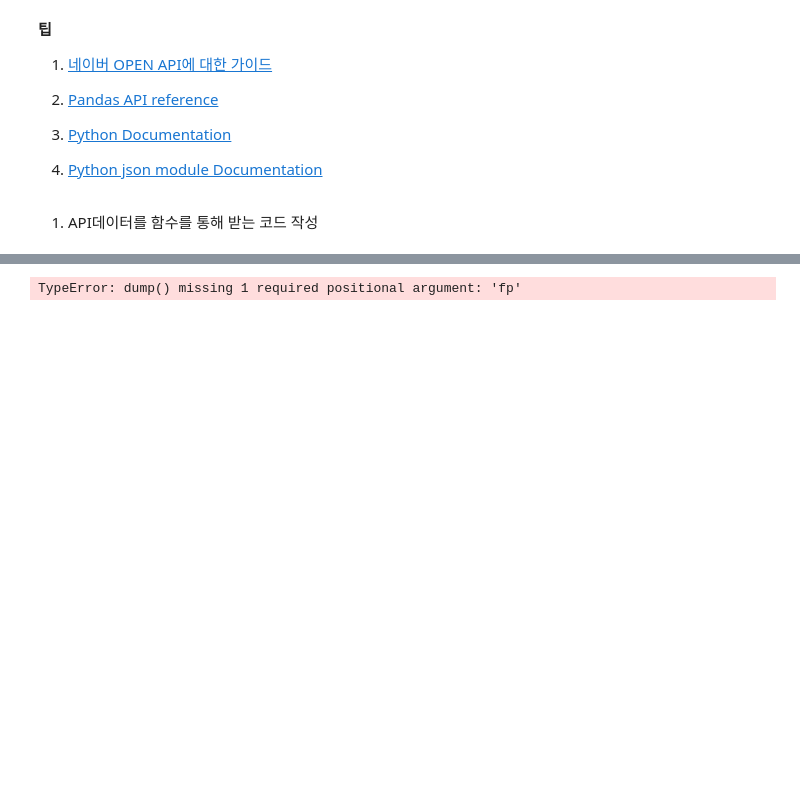
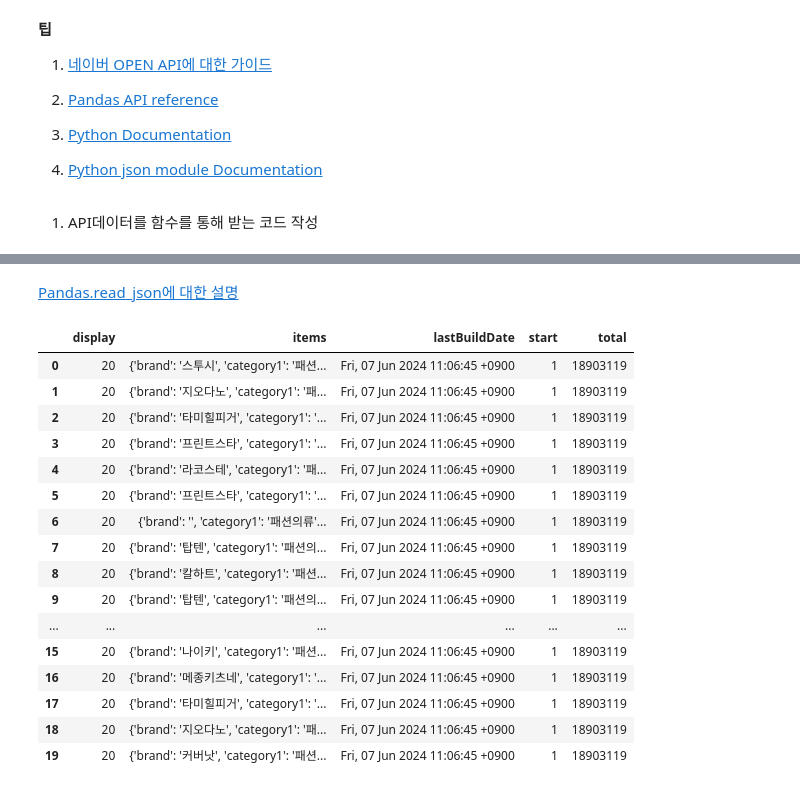
Before and after one commit to baedori99/TIL, a Jupyter notebook: 2nd_week_Assignment.ipynb, the cells around one changed output, grey strips where cells are left out. Drawn from its saved outputs; the diff is of its cells as text; code cells hidden in the pictures; blank space fills up the shorter version.

Commit message:
json file to DataFrame

```diff
--- a/2nd_week_Assignment.ipynb
+++ b/2nd_week_Assignment.ipynb
@@ -104,4 +104,2 @@ print(json.dumps(json_input))
-# %%
-print(json.dump(json_input))
-# %% [output]
-TypeError: dump() missing 1 required positional argument: 'fp'
+# %% [markdown]
+[Pandas.read_json에 대한 설명](https://pandas.pydata.org/docs/reference/api/pandas.read_json.html)
@@ -107,0 +108,22 @@ TypeError: dump() missing 1 required positional argument: 'fp'
+# %%
+# naver_news_shopping.json의 경로를 설정해준다.
+df = pd.read_json('naver_shopping.json')
+df
+# %% [output]
+|  | display | items | lastBuildDate | start | total |
+| 0 | 20 | {'brand': '스투시', 'category1': '패션... | Fri, 07 Jun 2024 11:06:45 +0900 | 1 | 18903119 |
+| 1 | 20 | {'brand': '지오다노', 'category1': '패... | Fri, 07 Jun 2024 11:06:45 +0900 | 1 | 18903119 |
+| 2 | 20 | {'brand': '타미힐피거', 'category1': '... | Fri, 07 Jun 2024 11:06:45 +0900 | 1 | 18903119 |
+| 3 | 20 | {'brand': '프린트스타', 'category1': '... | Fri, 07 Jun 2024 11:06:45 +0900 | 1 | 18903119 |
+| 4 | 20 | {'brand': '라코스테', 'category1': '패... | Fri, 07 Jun 2024 11:06:45 +0900 | 1 | 18903119 |
+| 5 | 20 | {'brand': '프린트스타', 'category1': '... | Fri, 07 Jun 2024 11:06:45 +0900 | 1 | 18903119 |
+| 6 | 20 | {'brand': '', 'category1': '패션의류'... | Fri, 07 Jun 2024 11:06:45 +0900 | 1 | 18903119 |
+| 7 | 20 | {'brand': '탑텐', 'category1': '패션의... | Fri, 07 Jun 2024 11:06:45 +0900 | 1 | 18903119 |
+| 8 | 20 | {'brand': '칼하트', 'category1': '패션... | Fri, 07 Jun 2024 11:06:45 +0900 | 1 | 18903119 |
+| 9 | 20 | {'brand': '탑텐', 'category1': '패션의... | Fri, 07 Jun 2024 11:06:45 +0900 | 1 | 18903119 |
+| ... | ... | ... | ... | ... | ... |
+| 15 | 20 | {'brand': '나이키', 'category1': '패션... | Fri, 07 Jun 2024 11:06:45 +0900 | 1 | 18903119 |
+| 16 | 20 | {'brand': '메종키츠네', 'category1': '... | Fri, 07 Jun 2024 11:06:45 +0900 | 1 | 18903119 |
+| 17 | 20 | {'brand': '타미힐피거', 'category1': '... | Fri, 07 Jun 2024 11:06:45 +0900 | 1 | 18903119 |
+| 18 | 20 | {'brand': '지오다노', 'category1': '패... | Fri, 07 Jun 2024 11:06:45 +0900 | 1 | 18903119 |
+| 19 | 20 | {'brand': '커버낫', 'category1': '패션... | Fri, 07 Jun 2024 11:06:45 +0900 | 1 | 18903119 |
```
Also changed, not shown: parts of 5 cells of this notebook, 2 other files.
